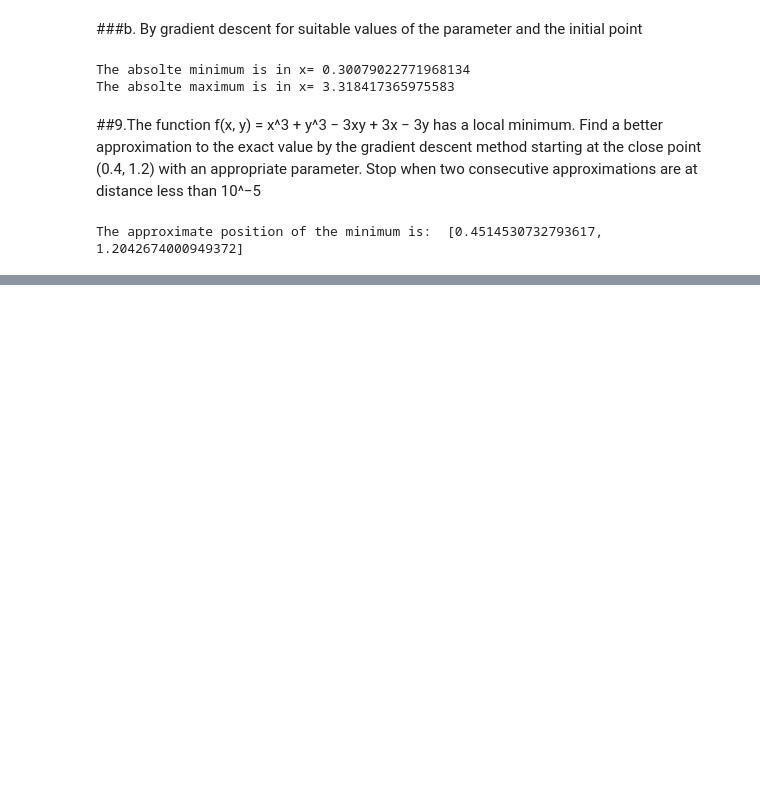
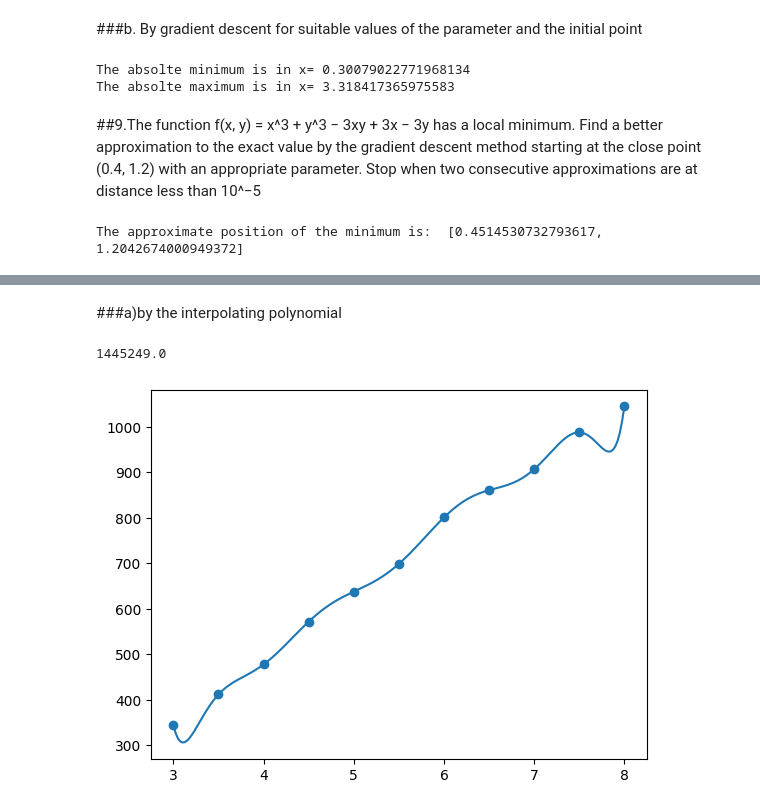
Before and after one commit to jcv00036/amn_p, a Jupyter notebook: Handout_3_Juan_Carrasco_Vico.ipynb, the cells around one changed output, grey strips where cells are left out. Saved outputs shown, nothing was run; the diff lists cells and outputs as text; code cells hidden in the pictures; blank space fills up the shorter version.

```diff
--- a/Handout_3_Juan_Carrasco_Vico.ipynb
+++ b/Handout_3_Juan_Carrasco_Vico.ipynb
@@ -931,0 +936,5 @@ The approximate position of the minimum is:  [0.4514530732793617, 1.204267400094
+# %%
+time = [3,3.5,4,4.5,5,5.5,6,6.5,7,7.5,8]
+issues= [344,412,478,572,638,699,801,861,907,988,1045]
+# %% [markdown]
+###a)by the interpolating polynomial
@@ -931,0 +996,17 @@ The approximate position of the minimum is:  [0.4514530732793617, 1.204267400094
+# %%
+t = 1
+
+def p(t):
+  return newtonInterpolation(t,time,issues);
+
+print(p(t))
+
+t=np.linspace(time[0],time[len(time)-1],200)
+fig, ax = plt.subplots()
+ax.scatter(time,issues)
+ax.plot(t,p(t))
+
+plt.show()
+# %% [output]
+1445249.0
+[figure, added]
```
Also changed, not shown: parts of 26 cells of this notebook.
